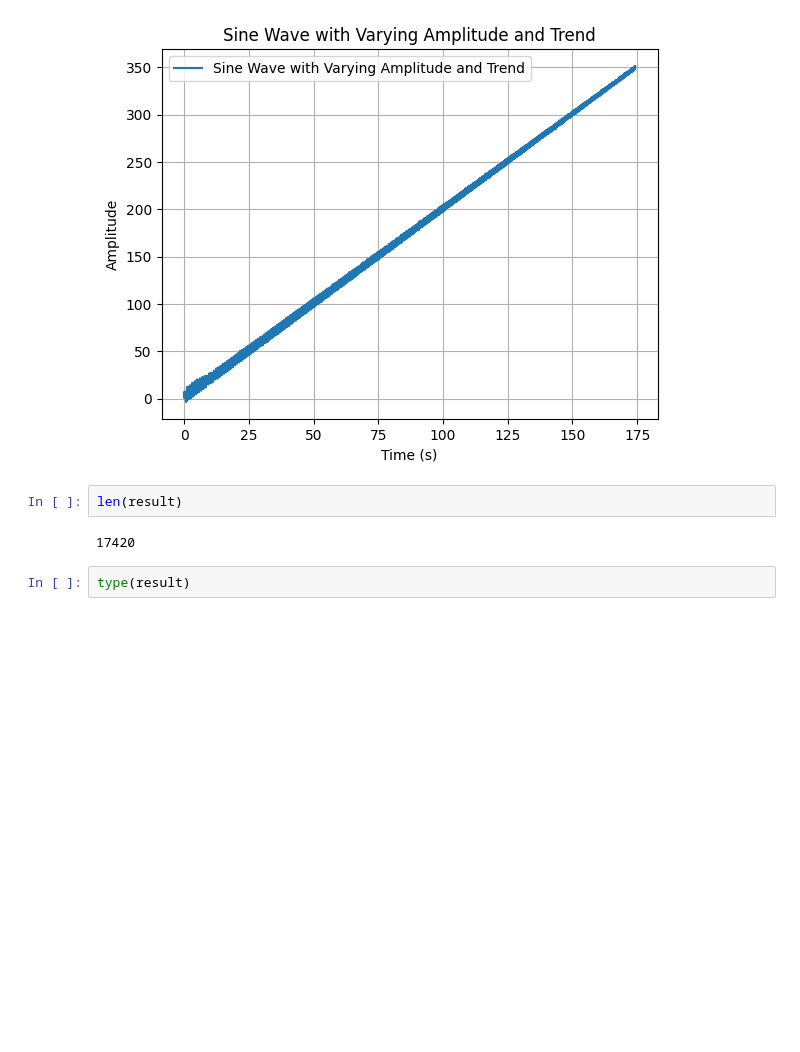
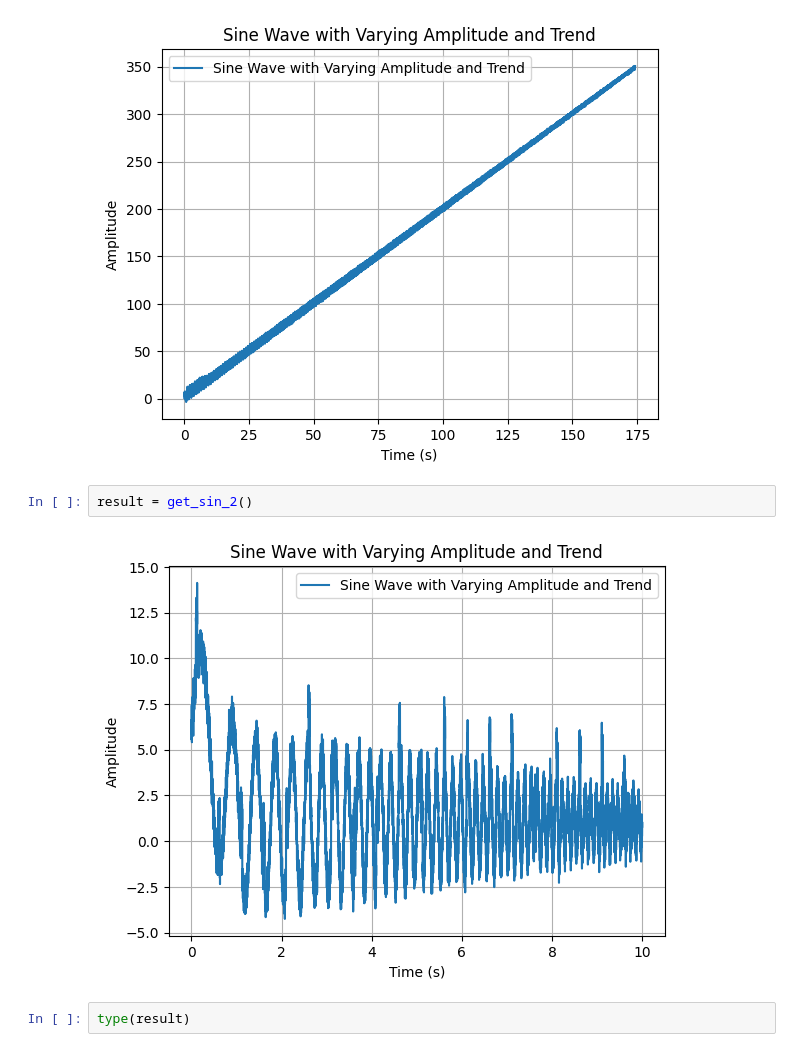
Before and after one commit to LiSiruiRay/Autoformer, a Jupyter notebook: Untitled.ipynb, the cells around one changed output. Cells and saved outputs as stored; diff of their text form; blank space fills up the shorter version.

```diff
--- a/Untitled.ipynb
+++ b/Untitled.ipynb
@@ -40,9 +73,9 @@ result = get_sin(num_points = num_points)
 # %% [output]
 [figure]
 # %%
-len(result)
+result = get_sin_2()
 # %% [output]
-17420
+[figure, added]
 # %%
 type(result)
 # %% [output]
```
Also changed, not shown: parts of 9 cells of this notebook, 8 other files.
